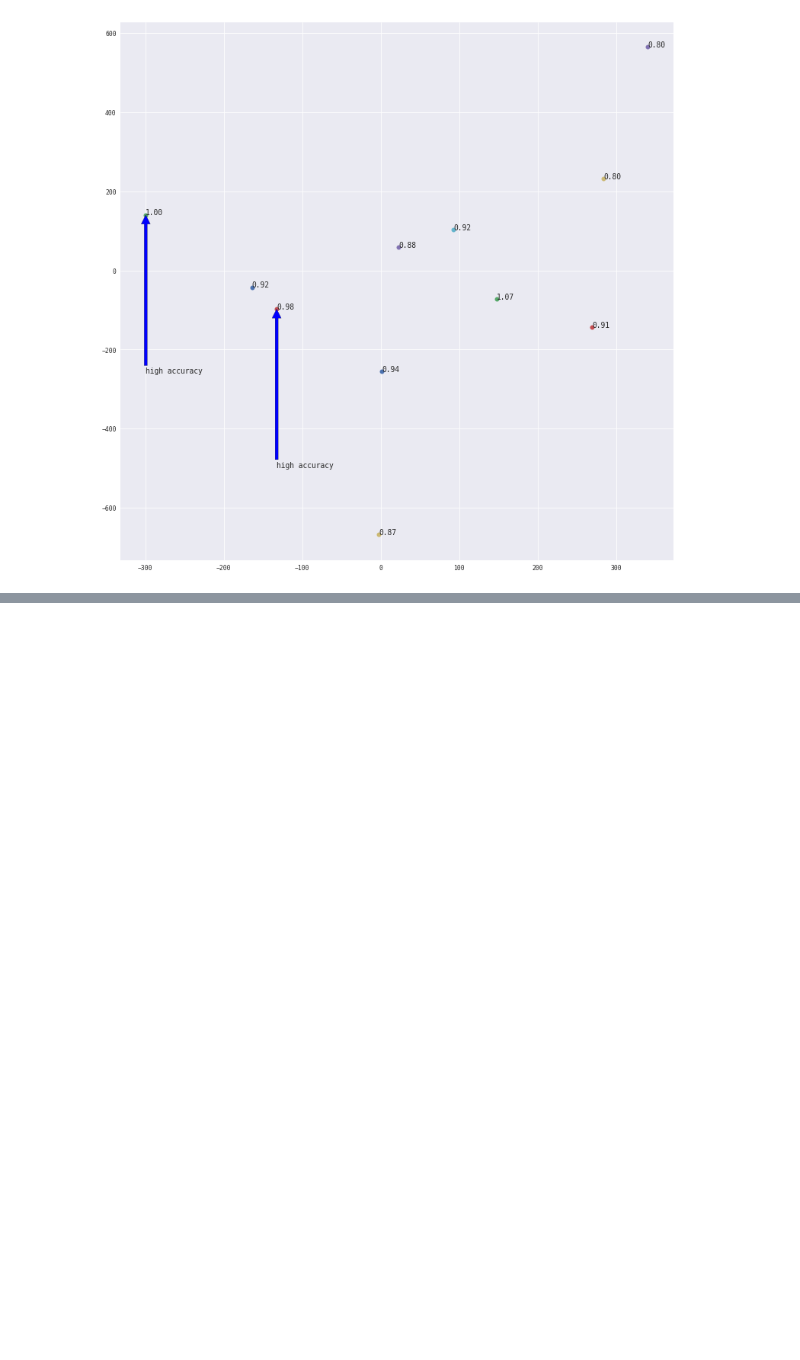
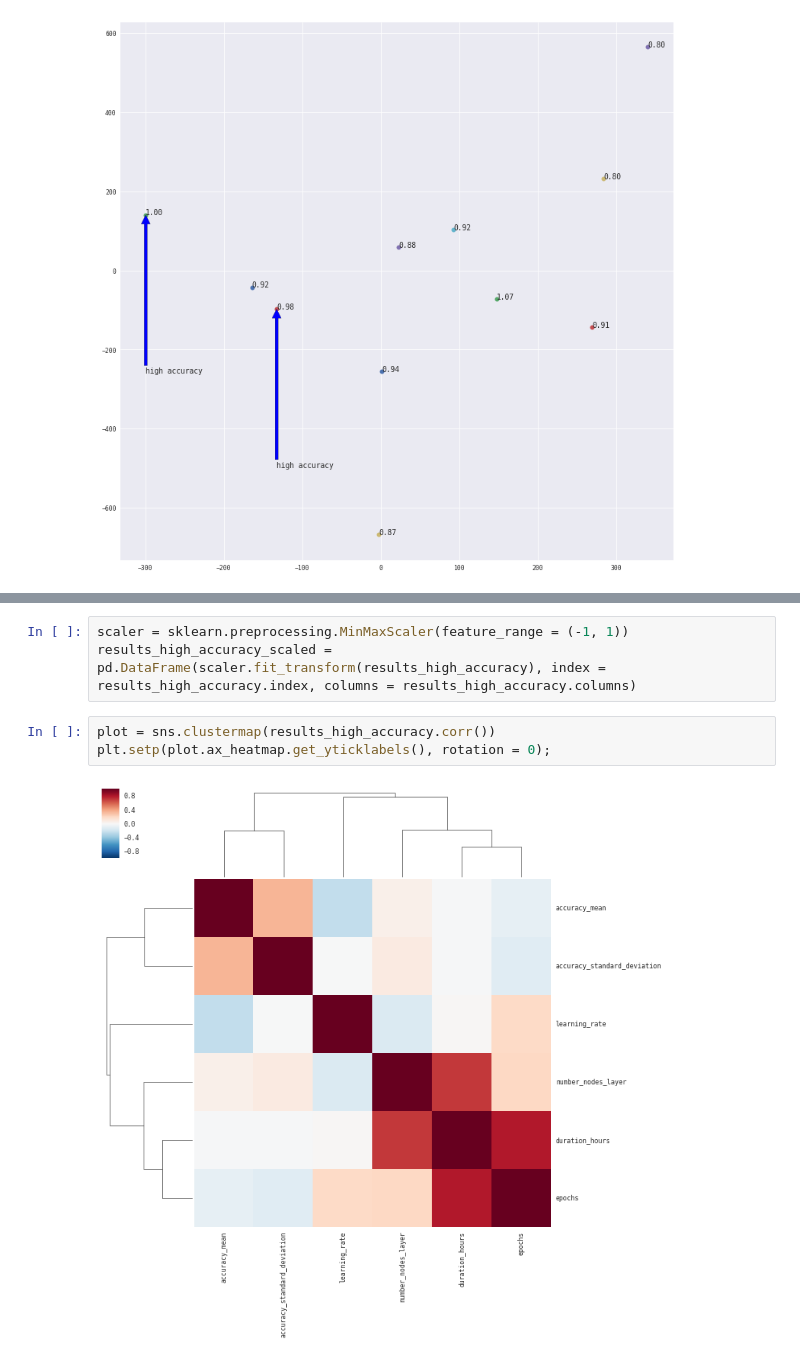
Before and after one commit to wdbm/dosimetric_correlations, a Jupyter notebook: hyperparameter_tuning.ipynb, the cells around one changed output, grey strips where cells are left out. Cells and saved outputs as stored; diff of their text form; blank space fills up the shorter version.

```diff
--- a/hyperparameter_tuning.ipynb
+++ b/hyperparameter_tuning.ipynb
@@ -271,0 +331,8 @@ plt.show()
+# %%
+scaler = sklearn.preprocessing.MinMaxScaler(feature_range = (-1, 1))
+results_high_accuracy_scaled = pd.DataFrame(scaler.fit_transform(results_high_accuracy), index = results_high_accuracy.index, columns = results_high_accuracy.columns)
+# %%
+plot = sns.clustermap(results_high_accuracy.corr())
+plt.setp(plot.ax_heatmap.get_yticklabels(), rotation = 0);
+# %% [output]
+[figure, added]
```
Also changed, not shown: parts of 19 cells of this notebook, 2 other files.
